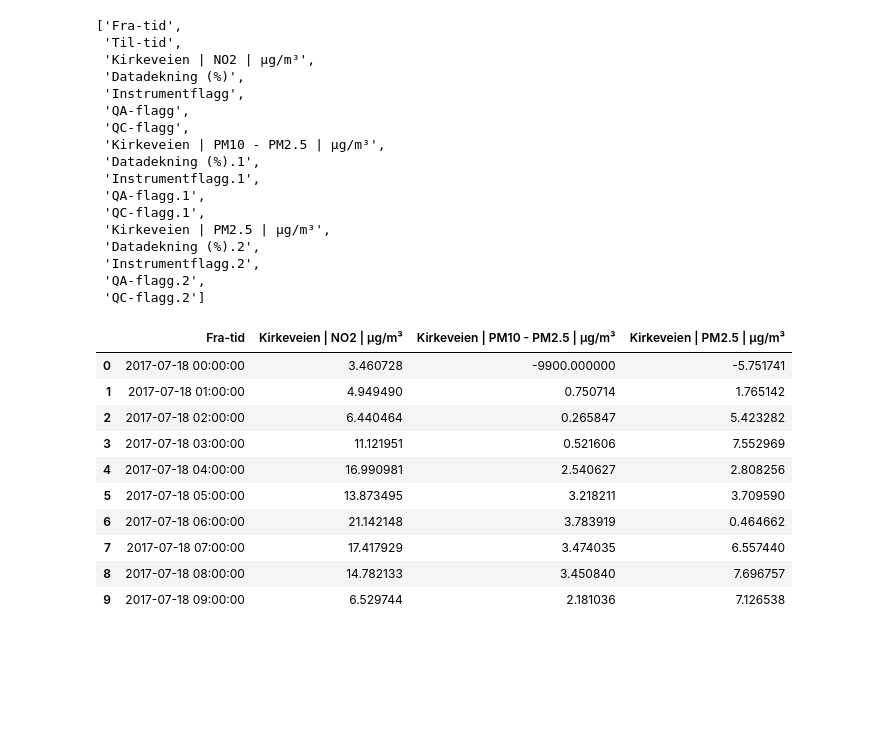
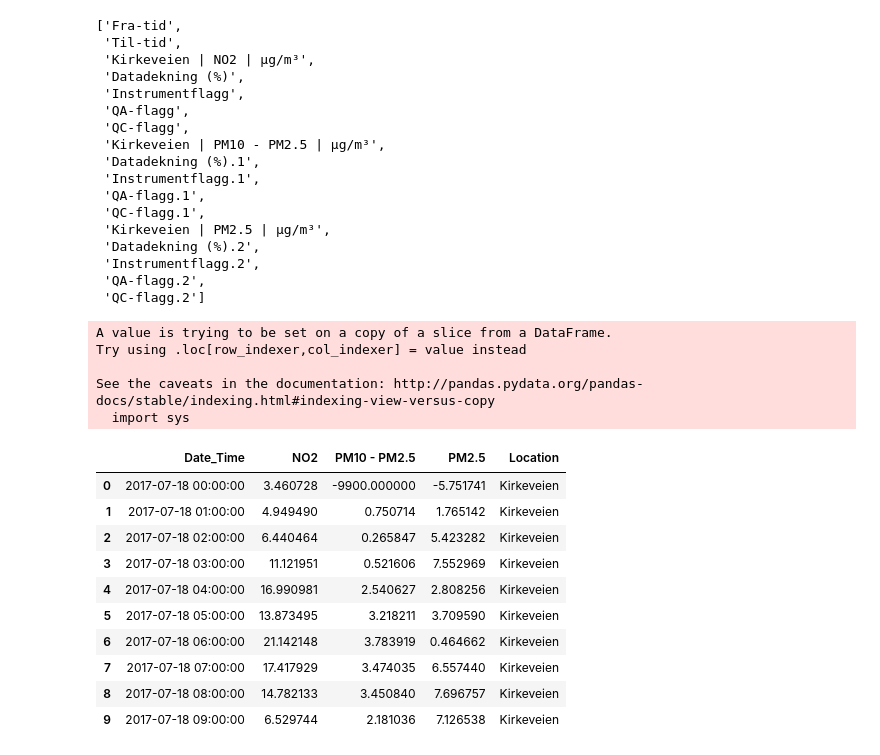
Before and after one commit to gustavberggren96/DataAnalyticsGroup3, a Jupyter notebook: AirPollutionAnalysis.ipynb, the cells around one changed output. Cells and saved outputs as stored; diff of their text form; code cells hidden in the pictures; blank space fills up the shorter version.

```diff
--- a/AirPollutionAnalysis.ipynb
+++ b/AirPollutionAnalysis.ipynb
@@ -127,18 +135,29 @@ list(luftDF)
  'QC-flagg.2']
 # %%
 
-yoloDF = luftDF[['Fra-tid','Kirkeveien | NO2 | µg/m³','Kirkeveien | PM10 - PM2.5 | µg/m³', 'Kirkeveien | PM2.5 | µg/m³']]
+tmp_luftDF = luftDF[['Fra-tid','Kirkeveien | NO2 | µg/m³','Kirkeveien | PM10 - PM2.5 | µg/m³', 'Kirkeveien | PM2.5 | µg/m³']]
+#.rename(index=str, columns={"A": "a", "B": "c"})
 
-yoloDF.head(10)
+tmp_luftDF.columns = ['Date_Time','NO2','PM10 - PM2.5','PM2.5']
+
+tmp_luftDF['Location'] = 'Kirkeveien'
 # %% [output]
-|  | Fra-tid | Kirkeveien | NO2 | µg/m³ | Kirkeveien | PM10 - PM2.5 | µg/m³ | Kirkeveien | PM2.5 | µg/m³ |
-| 0 | 2017-07-18 00:00:00 | 3.460728 | -9900.000000 | -5.751741 |
-| 1 | 2017-07-18 01:00:00 | 4.949490 | 0.750714 | 1.765142 |
-| 2 | 2017-07-18 02:00:00 | 6.440464 | 0.265847 | 5.423282 |
-| 3 | 2017-07-18 03:00:00 | 11.121951 | 0.521606 | 7.552969 |
-| 4 | 2017-07-18 04:00:00 | 16.990981 | 2.540627 | 2.808256 |
-| 5 | 2017-07-18 05:00:00 | 13.873495 | 3.218211 | 3.709590 |
-| 6 | 2017-07-18 06:00:00 | 21.142148 | 3.783919 | 0.464662 |
-| 7 | 2017-07-18 07:00:00 | 17.417929 | 3.474035 | 6.557440 |
-| 8 | 2017-07-18 08:00:00 | 14.782133 | 3.450840 | 7.696757 |
-| 9 | 2017-07-18 09:00:00 | 6.529744 | 2.181036 | 7.126538 |
+A value is trying to be set on a copy of a slice from a DataFrame.
+Try using .loc[row_indexer,col_indexer] = value instead
+
+See the caveats in the documentation: http://pandas.pydata.org/pandas-docs/stable/indexing.html#indexing-view-versus-copy
+  import sys
+# %%
+tmp_luftDF.head(10)
+# %% [output]
+|  | Date_Time | NO2 | PM10 - PM2.5 | PM2.5 | Location |
+| 0 | 2017-07-18 00:00:00 | 3.460728 | -9900.000000 | -5.751741 | Kirkeveien |
+| 1 | 2017-07-18 01:00:00 | 4.949490 | 0.750714 | 1.765142 | Kirkeveien |
+| 2 | 2017-07-18 02:00:00 | 6.440464 | 0.265847 | 5.423282 | Kirkeveien |
+| 3 | 2017-07-18 03:00:00 | 11.121951 | 0.521606 | 7.552969 | Kirkeveien |
+| 4 | 2017-07-18 04:00:00 | 16.990981 | 2.540627 | 2.808256 | Kirkeveien |
+| 5 | 2017-07-18 05:00:00 | 13.873495 | 3.218211 | 3.709590 | Kirkeveien |
+| 6 | 2017-07-18 06:00:00 | 21.142148 | 3.783919 | 0.464662 | Kirkeveien |
+| 7 | 2017-07-18 07:00:00 | 17.417929 | 3.474035 | 6.557440 | Kirkeveien |
+| 8 | 2017-07-18 08:00:00 | 14.782133 | 3.450840 | 7.696757 | Kirkeveien |
+| 9 | 2017-07-18 09:00:00 | 6.529744 | 2.181036 | 7.126538 | Kirkeveien |
```
Also changed, not shown: parts of 22 cells of this notebook.
